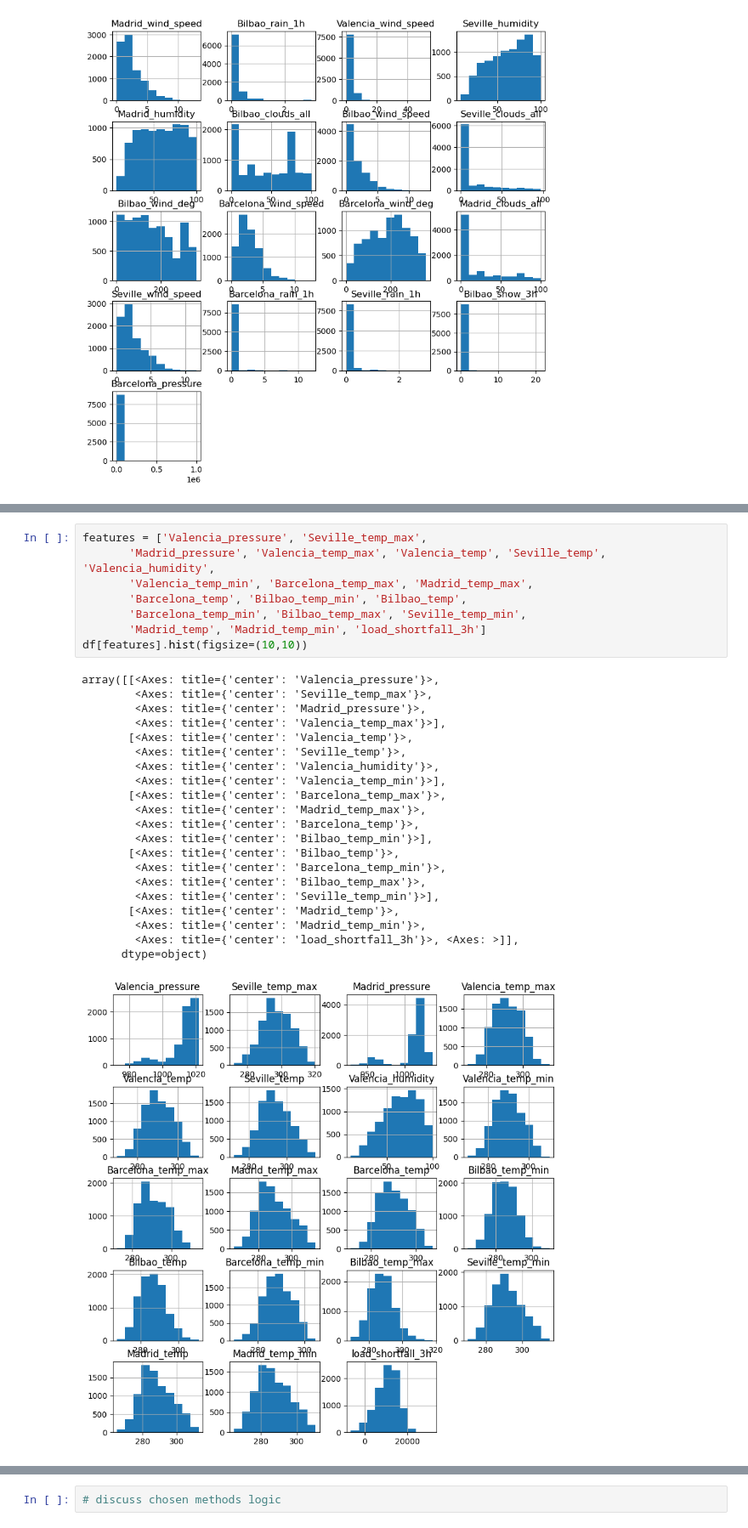
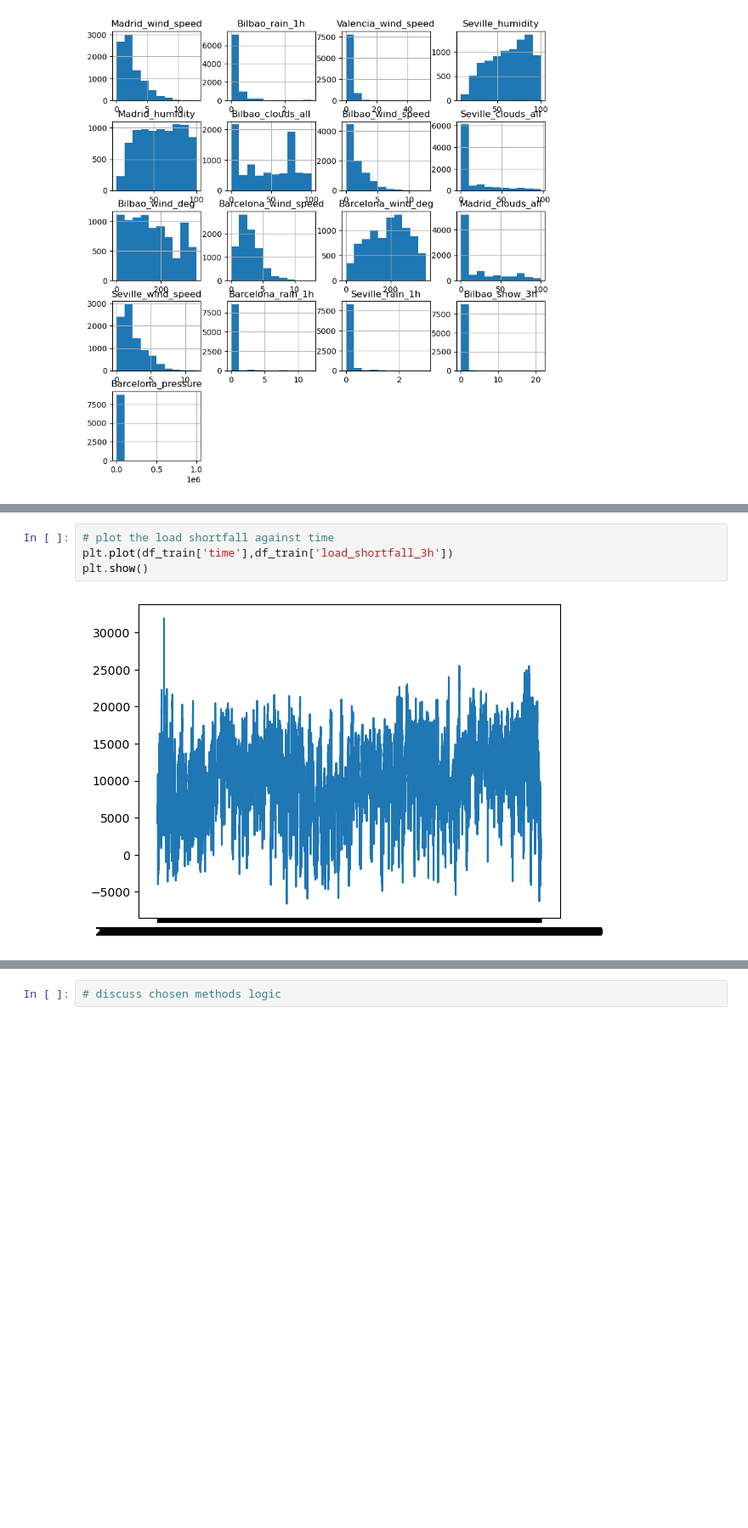
Before and after one commit to Explore-AI/load-shortfall-regression-predict-api, a Jupyter notebook: Advanced_Regression/Advanced-Regression-Starter-Data/starter-notebook.ipynb, the cells around one changed output, grey strips where cells are left out. Shown at 85% size. Drawn from its saved outputs; the diff is of its cells as text; blank space fills up the shorter version.

```diff
--- a/Advanced_Regression/Advanced-Regression-Starter-Data/starter-notebook.ipynb
+++ b/Advanced_Regression/Advanced-Regression-Starter-Data/starter-notebook.ipynb
@@ -257,30 +205,6 @@ array([[<Axes: title={'center': 'Seville_rain_3h'}>,
-# %%
-features = ['Valencia_pressure', 'Seville_temp_max',
-       'Madrid_pressure', 'Valencia_temp_max', 'Valencia_temp', 'Seville_temp', 'Valencia_humidity',
-       'Valencia_temp_min', 'Barcelona_temp_max', 'Madrid_temp_max',
-       'Barcelona_temp', 'Bilbao_temp_min', 'Bilbao_temp',
-       'Barcelona_temp_min', 'Bilbao_temp_max', 'Seville_temp_min',
-       'Madrid_temp', 'Madrid_temp_min', 'load_shortfall_3h']
-df[features].hist(figsize=(10,10))
-# %% [output]
-array([[<Axes: title={'center': 'Valencia_pressure'}>,
-        <Axes: title={'center': 'Seville_temp_max'}>,
-        <Axes: title={'center': 'Madrid_pressure'}>,
-        <Axes: title={'center': 'Valencia_temp_max'}>],
-       [<Axes: title={'center': 'Valencia_temp'}>,
-        <Axes: title={'center': 'Seville_temp'}>,
-        <Axes: title={'center': 'Valencia_humidity'}>,
-        <Axes: title={'center': 'Valencia_temp_min'}>],
-       [<Axes: title={'center': 'Barcelona_temp_max'}>,
-        <Axes: title={'center': 'Madrid_temp_max'}>,
-        <Axes: title={'center': 'Barcelona_temp'}>,
-        <Axes: title={'center': 'Bilbao_temp_min'}>],
-       [<Axes: title={'center': 'Bilbao_temp'}>,
-        <Axes: title={'center': 'Barcelona_temp_min'}>,
-        <Axes: title={'center': 'Bilbao_temp_max'}>,
-        <Axes: title={'center': 'Seville_temp_min'}>],
-       [<Axes: title={'center': 'Madrid_temp'}>,
-        <Axes: title={'center': 'Madrid_temp_min'}>,
-        <Axes: title={'center': 'load_shortfall_3h'}>, <Axes: >]],
-      dtype=object)
-[figure, removed]
+# %%
+# plot the load shortfall against time
+plt.plot(df_train['time'],df_train['load_shortfall_3h'])
+plt.show()
+# %% [output]
+[figure, added]
```
Also changed, not shown: parts of 26 cells of this notebook.
